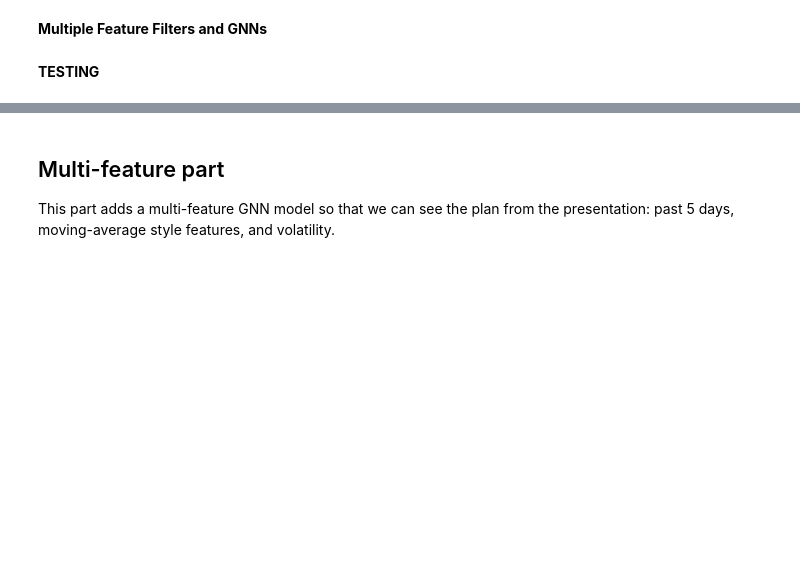
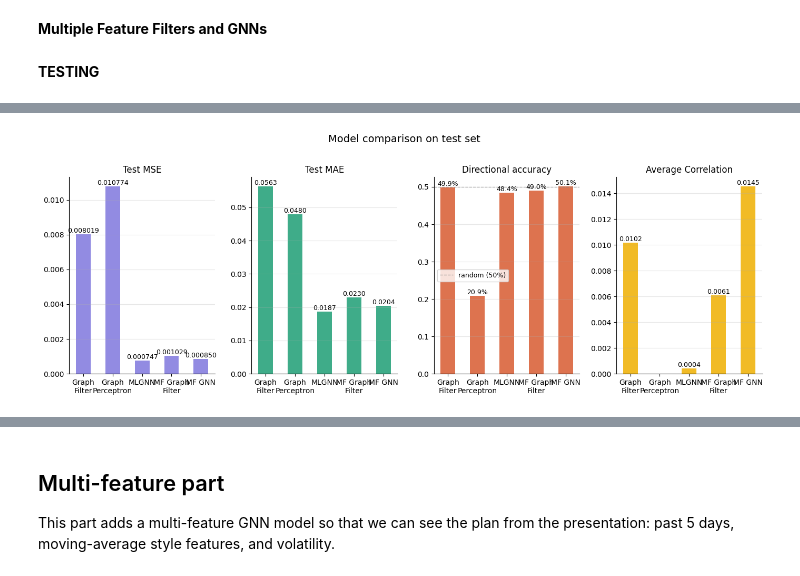
Before and after one commit to ellarubinshtein/stock-gnn, a Jupyter notebook: stock-prediction_multifeature_clean.ipynb, the cells around one changed output, grey strips where cells are left out. Cells and saved outputs as stored; diff of their text form; code cells hidden in the pictures; blank space fills up the shorter version.

```diff
--- a/stock-prediction_multifeature_clean.ipynb
+++ b/stock-prediction_multifeature_clean.ipynb
@@ -561,0 +806,41 @@ Multi Feature GNN Test Loss: 0.000679
+# %%
+import matplotlib.pyplot as plt
+import numpy as np
+
+models = ['Graph\nFilter', 'Graph\nPerceptron', 'MLGNN', 'MF Graph\nFilter', 'MF GNN']
+
+x = np.arange(len(models))
+w = 0.25
+purple = '#7F77DD'
+teal   = '#1D9E75'
+coral  = '#D85A30'
+
+fig, axes = plt.subplots(1, 4, figsize=(14, 5))
+
+for ax, vals, label, color, fmt in zip(
+    axes,
+    [summary['mse'], summary['mae'], summary['directional_accuracy'], summary['avg_correlation']],
+    ['Test MSE', 'Test MAE', 'Directional accuracy', 'Average Correlation'],
+    [purple, teal, coral, '#EFAF00'],
+    ['.6f', '.4f', '.1%', '.4f']
+):
+    bars = ax.bar(x, vals, color=color, alpha=0.85, width=0.5)
+    ax.set_xticks(x)
+    ax.set_xticklabels(models, fontsize=10)
+    ax.set_title(label, fontsize=12)
+    ax.grid(axis='y', alpha=0.3)
+    ax.spines[['top', 'right']].set_visible(False)
+    for bar, v in zip(bars, vals):
+        ax.text(bar.get_x() + bar.get_width()/2, bar.get_height(),
+                format(v, fmt), ha='center', va='bottom', fontsize=9)
+
+# dashed line at 50% for directional accuracy
+axes[2].axhline(0.5, color='gray', linestyle='--', linewidth=1, alpha=0.6, label='random (50%)')
+axes[2].legend(fontsize=9)
+
+plt.suptitle('Model comparison on test set', fontsize=14, y=1.02)
+plt.tight_layout()
+plt.savefig('model_comparison.png', dpi=150, bbox_inches='tight')
+plt.show()
+# %% [output]
+[figure, added]
```
Also changed, not shown: parts of 17 cells of this notebook, 1 other file.
